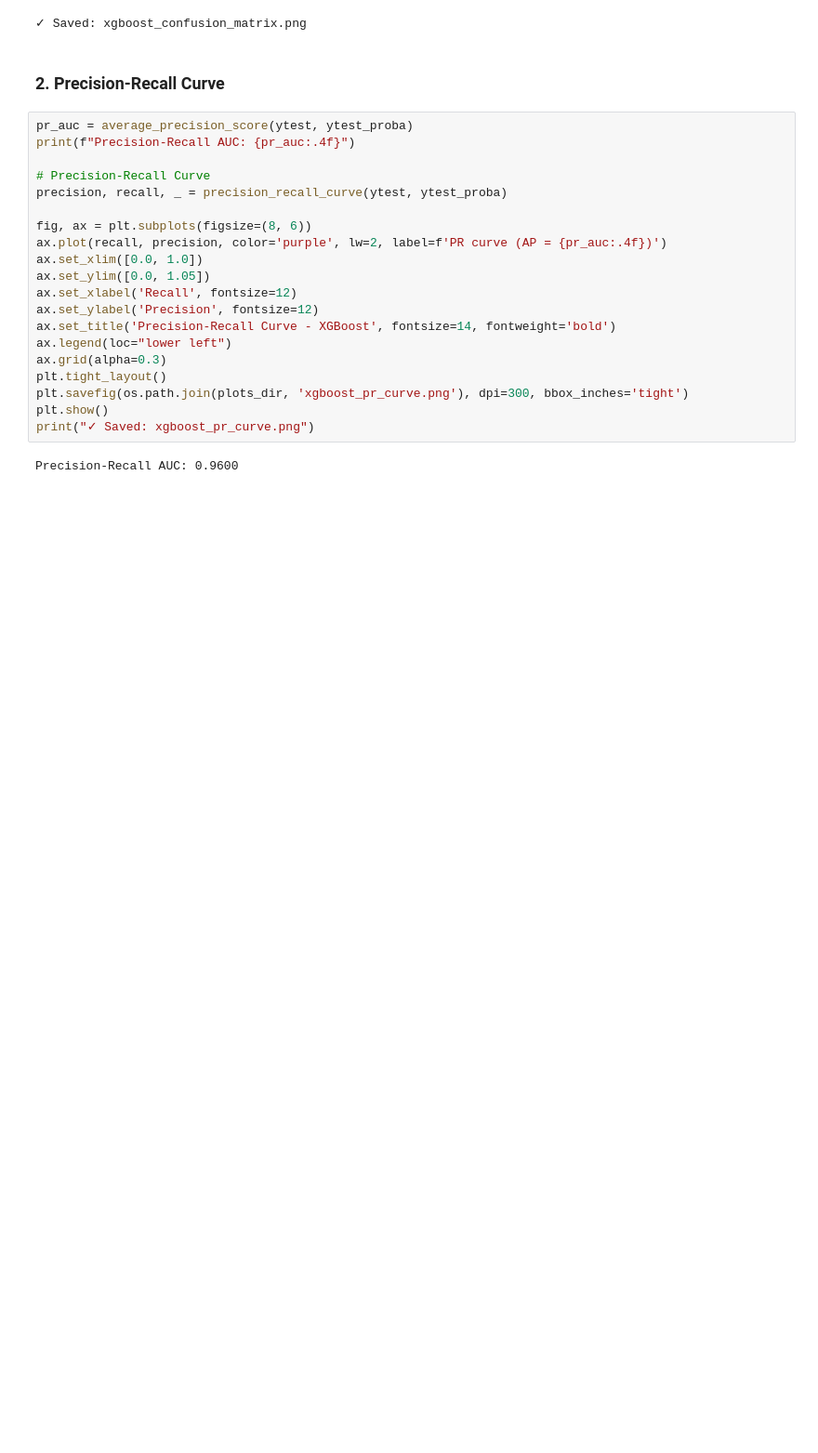
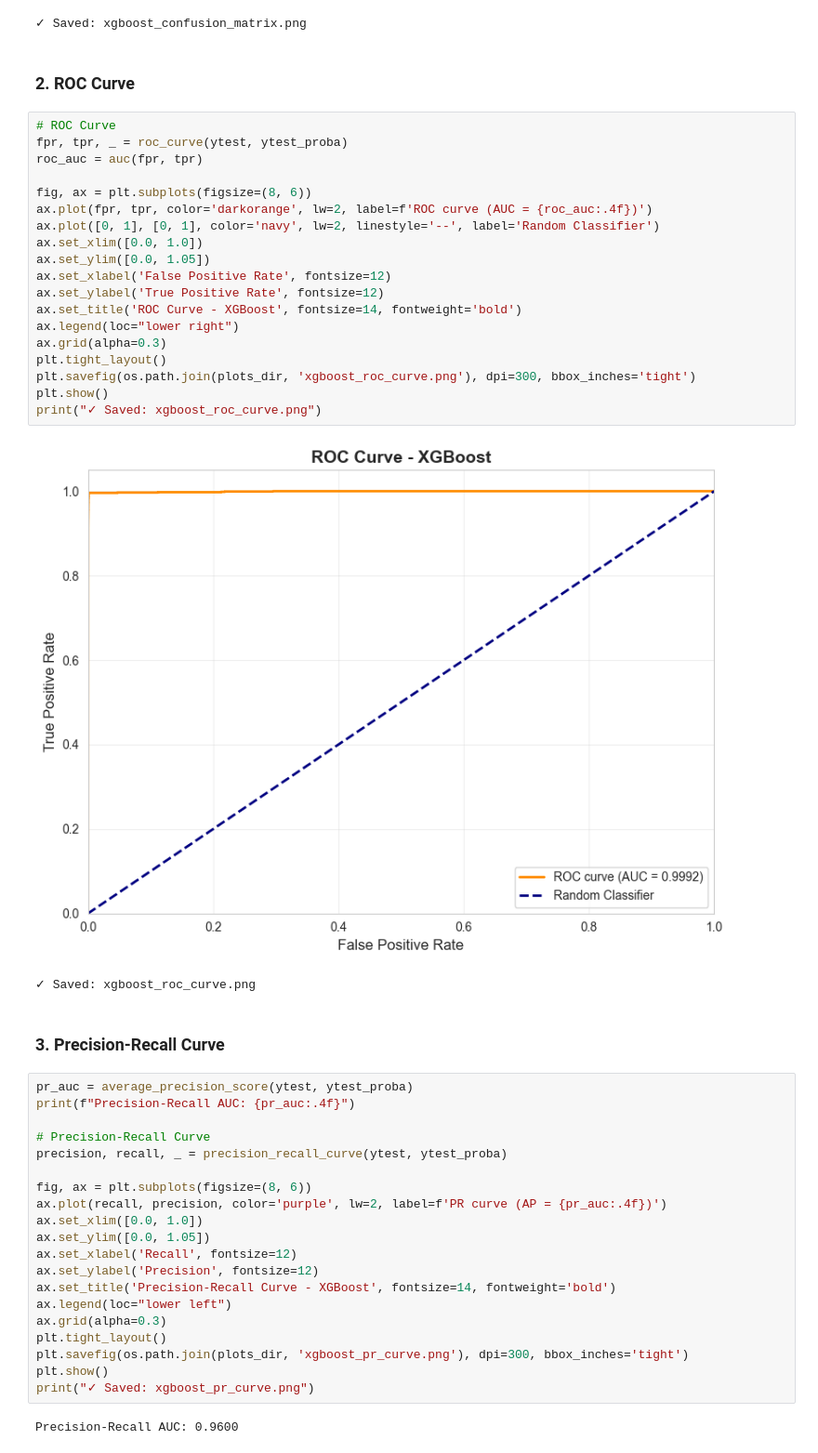
Before and after one commit to jl5045/DSA4263, a Jupyter notebook: notebooks/5_XGBoost.ipynb, the cells around one changed output. Shown: that part at 93% size. Cells and saved outputs as stored; diff of their text form; blank space fills up the shorter version.

Commit message:
added roc curve for xgboost

```diff
--- a/notebooks/5_XGBoost.ipynb
+++ b/notebooks/5_XGBoost.ipynb
@@ -479,8 +461,32 @@ print("✓ Saved: xgboost_confusion_matrix.png")
 # %% [output]
 [figure]
 ✓ Saved: xgboost_confusion_matrix.png
+# %% [markdown]
+### 2. ROC Curve
+# %%
+# ROC Curve
+fpr, tpr, _ = roc_curve(ytest, ytest_proba)
+roc_auc = auc(fpr, tpr)
+
+fig, ax = plt.subplots(figsize=(8, 6))
+ax.plot(fpr, tpr, color='darkorange', lw=2, label=f'ROC curve (AUC = {roc_auc:.4f})')
+ax.plot([0, 1], [0, 1], color='navy', lw=2, linestyle='--', label='Random Classifier')
+ax.set_xlim([0.0, 1.0])
+ax.set_ylim([0.0, 1.05])
+ax.set_xlabel('False Positive Rate', fontsize=12)
+ax.set_ylabel('True Positive Rate', fontsize=12)
+ax.set_title('ROC Curve - XGBoost', fontsize=14, fontweight='bold')
+ax.legend(loc="lower right")
+ax.grid(alpha=0.3)
+plt.tight_layout()
+plt.savefig(os.path.join(plots_dir, 'xgboost_roc_curve.png'), dpi=300, bbox_inches='tight')
+plt.show()
+print("✓ Saved: xgboost_roc_curve.png")
+# %% [output]
+[figure, added]
+✓ Saved: xgboost_roc_curve.png
 # %% [markdown]
-### 2. Precision-Recall Curve
+### 3. Precision-Recall Curve
 # %%
 pr_auc = average_precision_score(ytest, ytest_proba)
 print(f"Precision-Recall AUC: {pr_auc:.4f}")
```
Also changed, not shown: parts of 3 cells of this notebook, 1 other file.
